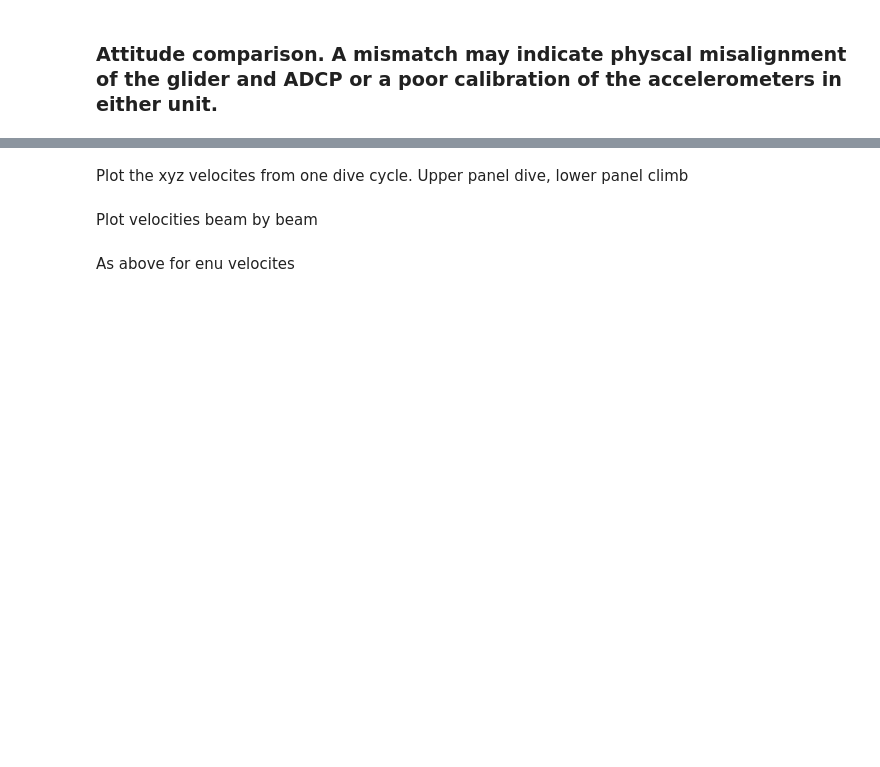
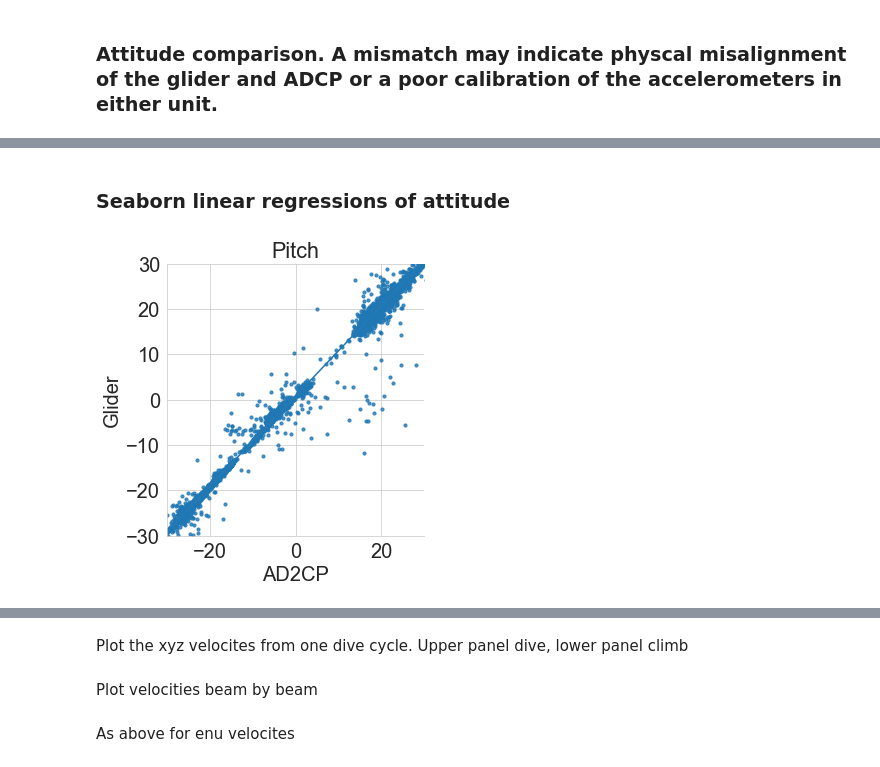
Before and after one commit to callumrollo/adcp-glider, a Jupyter notebook: notebooks/explore_data.ipynb, the cells around one changed output, grey strips where cells are left out. Saved outputs shown, nothing was run; the diff lists cells and outputs as text; code cells hidden in the pictures; blank space fills up the shorter version.

Commit message:
added plots on attitude correlation

```diff
--- a/notebooks/explore_data.ipynb
+++ b/notebooks/explore_data.ipynb
@@ -35,7 +35,7 @@ style.use(str(style_path))
 # %% [markdown]
 ### Load the data into Python
 # %%
-overview, mission_dict = adcp_import_data(data_raw_path)
+overview, mission_dict = adcp_import_data(data_raw_path, incorrect_beams=True)
 # %% [markdown]
 Add beam attributes. These are taken from the fifth cell (11.3 m from the glider on default settings) and averaged over each ascent/descent profile
 # %%
@@ -146,6 +165,7 @@ def basestation_dac_drift(glider_df, path_to_ncs):
     df_merge = pd.merge(glider_df, df, left_on="dive_num", right_on="dive_no", how="left", validate="m:1")
     return df_merge
 glider_df = basestation_dac_drift(glider_df,Path('/media/callum/storage/Documents/foo/ego_glider_nc/data_from_basestaion'))
+glider_df.index = glider_df.glider_time
 # %% [markdown]
 Plot of pressume over time from the glider and AD2CP. Adjust limits to fit your data. A close fit shows that the clocks are synced well and the pressure sensors agree. If the blue and orange lines are not co-incident, you have an issue
 # %%
@@ -173,0 +200,7 @@ savefig('attitude_glider_vs_adcp')
+# %%
+adcp_df['adcp_time'] = adcp_df.index
+g_df = glider_df.drop('glider_time', axis=1)
+# %%
+# Setting a tolerance of 2 seconds to be considered coincident
+df_merged = pd.merge_asof(adcp_df, g_df, left_on="adcp_time", right_on="glider_time",
+              direction="nearest", tolerance=pd.Timedelta(seconds=2))
@@ -173,0 +223,2 @@ savefig('attitude_glider_vs_adcp')
+# %% [markdown]
+### Seaborn linear regressions of attitude
@@ -173,0 +227,6 @@ savefig('attitude_glider_vs_adcp')
+# %%
+g = sns.lmplot(x='pitch_ad', y='pitch', data=df_merged,x_ci='sd', scatter_kws={"s": 10})
+g.set(ylim=(-30, 30), xlim=(-30, 30), xlabel='AD2CP', ylabel='Glider', title='Pitch')
+savefig('Pitch_correlation')
+# %% [output]
+[figure, added]
```
Also changed, not shown: parts of 17 cells of this notebook, 5 other files.
